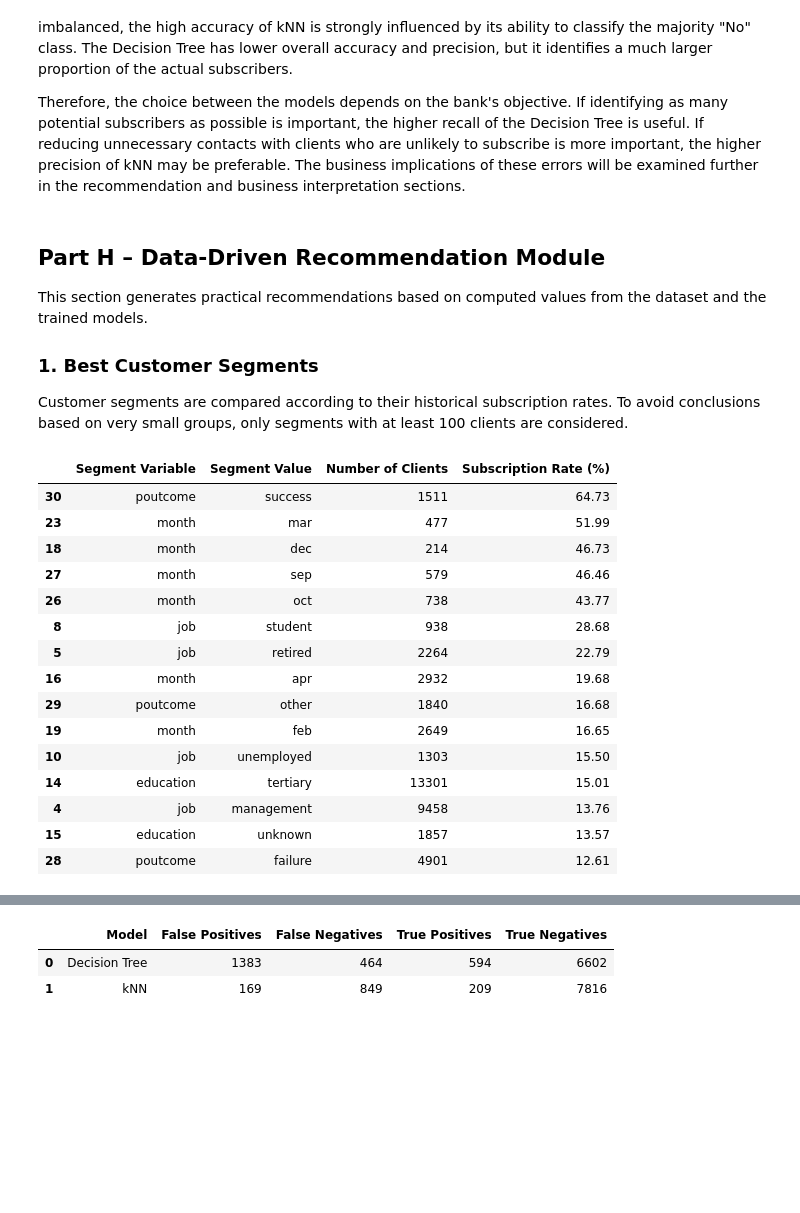
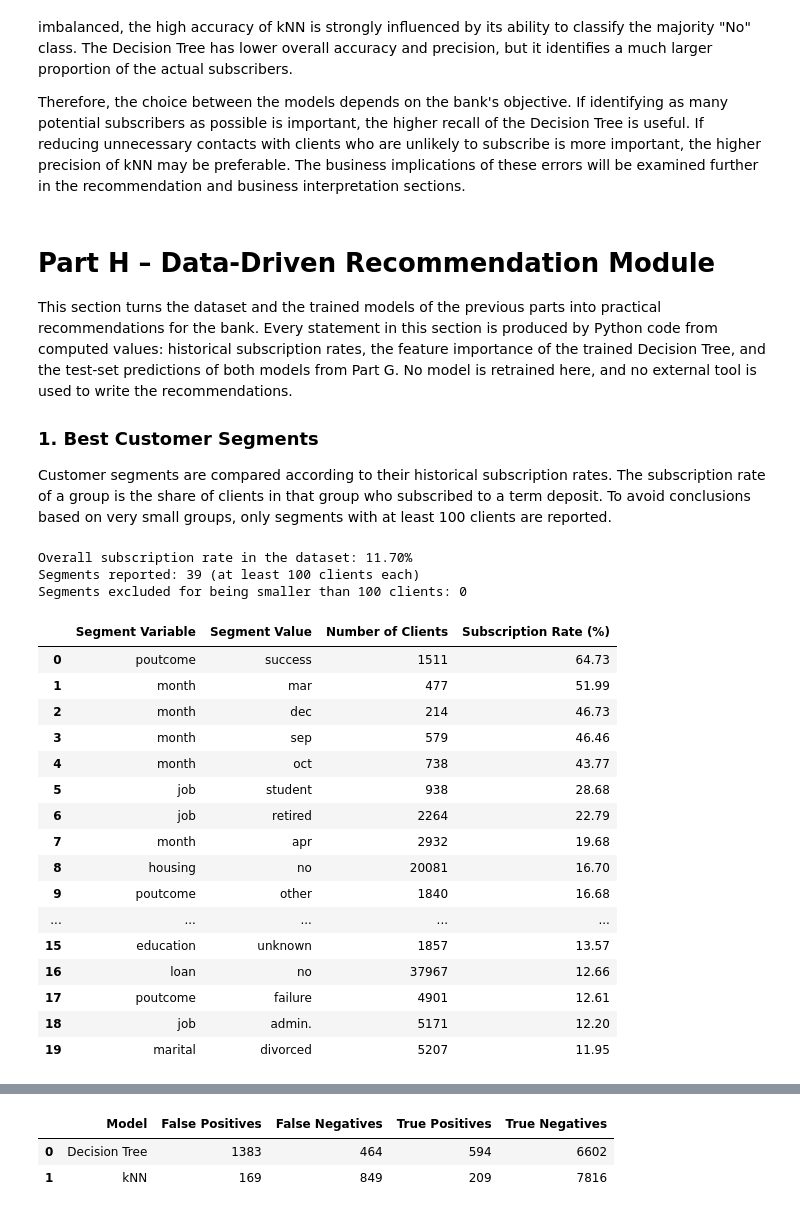
Before and after one commit to liadagon/Applied_Artificial_Intelligence, a Jupyter notebook: FinalProjectAppliedAI.ipynb, the cells around one changed output, grey strips where cells are left out. Cells and saved outputs as stored; diff of their text form; code cells hidden in the pictures; blank space fills up the shorter version.

```diff
--- a/FinalProjectAppliedAI.ipynb
+++ b/FinalProjectAppliedAI.ipynb
@@ -1153,14 +1149,18 @@ These results show why accuracy alone is not sufficient for this dataset. Since
 
 Therefore, the choice between the models depends on the bank's objective. If identifying as many potential subscribers as possible is important, the higher recall of the Decision Tree is useful. If reducing unnecessary contacts with clients who are unlikely to subscribe is more important, the higher precision of kNN may be preferable. The business implications of these errors will be examined further in the recommendation and business interpretation sections.
 # %% [markdown]
-## Part H – Data-Driven Recommendation Module
+# Part H – Data-Driven Recommendation Module
 
-This section generates practical recommendations based on computed values from the dataset and the trained models.
+This section turns the dataset and the trained models of the previous parts into practical recommendations for the bank. Every statement in this section is produced by Python code from computed values: historical subscription rates, the feature importance of the trained Decision Tree, and the test-set predictions of both models from Part G. No model is retrained here, and no external tool is used to write the recommendations.
 
 ### 1. Best Customer Segments
 
-Customer segments are compared according to their historical subscription rates. To avoid conclusions based on very small groups, only segments with at least 100 clients are considered.
+Customer segments are compared according to their historical subscription rates. The subscription rate of a group is the share of clients in that group who subscribed to a term deposit. To avoid conclusions based on very small groups, only segments with at least 100 clients are reported.
 # %%
+# Historical subscription rate of every customer and campaign segment.
+# The subscription rate of a group is the share of clients in that group who
+# answered "yes". This is computed from the dataset only; no model is involved.
+
 segment_df = df.copy()
 
 segment_df["y_numeric"] = (
@@ -1171,63 +1171,81 @@ segment_df["y_numeric"] = (
     .map({"no": 0, "yes": 1, "0": 0, "1": 1})
 )
 
-segment_columns = ["job", "education", "month", "poutcome"]
+overall_subscription_rate = segment_df["y_numeric"].mean() * 100
 
-segment_results = []
+# The rate is computed for every category of every categorical column. The full
+# table is stored in `segment_rates` and is reused as evidence in section 2.
+segment_rates = []
 
-for column in segment_columns:
+for column in categorical_features:
     segment_table = (
         segment_df.groupby(column)["y_numeric"]
         .agg(["count", "mean"])
         .reset_index()
     )
-
-    segment_table = segment_table[segment_table["count"] >= 100]
 
     segment_table["mean"] = segment_table["mean"] * 100
 
     segment_table["Segment Variable"] = column
 
     segment_table = segment_table.rename(columns={
         column: "Segment Value",
         "count": "Number of Clients",
         "mean": "Subscription Rate (%)"
     })
 
-    segment_results.append(
+    segment_rates.append(
         segment_table[
             [
                 "Segment Variable",
                 "Segment Value",
                 "Number of Clients",
                 "Subscription Rate (%)"
             ]
         ]
     )
 
-customer_segments = pd.concat(segment_results, ignore_index=True)
+segment_rates = pd.concat(segment_rates, ignore_index=True)
 
-customer_segments = customer_segments.sort_values(
-    by="Subscription Rate (%)",
-    ascending=False
+# The segment variables listed in the assignment are reported here. Segments with
+# fewer than 100 clients are excluded, so that a very small group cannot produce
+# a misleading subscription rate.
+segment_columns = ["job", "education", "marital", "housing", "loan", "month", "poutcome"]
+minimum_segment_size = 100
+
+reported_segments = segment_rates[segment_rates["Segment Variable"].isin(segment_columns)]
+small_segments = reported_segments[reported_segments["Number of Clients"] < minimum_segment_size]
+
+customer_segments = (
+    reported_segments[reported_segments["Number of Clients"] >= minimum_segment_size]
+    .sort_values(by="Subscription Rate (%)", ascending=False)
+    .reset_index(drop=True)
 )
 
-customer_segments.head(15).round(2)
+print(f"Overall subscription rate in the dataset: {overall_subscription_rate:.2f}%")
+print(f"Segments reported: {len(customer_segments)} (at least {minimum_segment_size} clients each)")
+print(f"Segments excluded for being smaller than {minimum_segment_size} clients: {len(small_segments)}")
+
+customer_segments.head(20).round(2)
 # %% [output]
+Overall subscription rate in the dataset: 11.70%
+Segments reported: 39 (at least 100 clients each)
+Segments excluded for being smaller than 100 clients: 0
 |  | Segment Variable | Segment Value | Number of Clients | Subscription Rate (%) |
-| 30 | poutcome | success | 1511 | 64.73 |
-| 23 | month | mar | 477 | 51.99 |
-| 18 | month | dec | 214 | 46.73 |
-| 27 | month | sep | 579 | 46.46 |
-| 26 | month | oct | 738 | 43.77 |
-| 8 | job | student | 938 | 28.68 |
-| 5 | job | retired | 2264 | 22.79 |
-| 16 | month | apr | 2932 | 19.68 |
-| 29 | poutcome | other | 1840 | 16.68 |
-| 19 | month | feb | 2649 | 16.65 |
-| 10 | job | unemployed | 1303 | 15.50 |
-| 14 | education | tertiary | 13301 | 15.01 |
-| 4 | job | management | 9458 | 13.76 |
+| 0 | poutcome | success | 1511 | 64.73 |
+| 1 | month | mar | 477 | 51.99 |
+| 2 | month | dec | 214 | 46.73 |
+| 3 | month | sep | 579 | 46.46 |
+| 4 | month | oct | 738 | 43.77 |
+| 5 | job | student | 938 | 28.68 |
+| 6 | job | retired | 2264 | 22.79 |
+| 7 | month | apr | 2932 | 19.68 |
+| 8 | housing | no | 20081 | 16.70 |
+| 9 | poutcome | other | 1840 | 16.68 |
+| ... | ... | ... | ... | ... |
 | 15 | education | unknown | 1857 | 13.57 |
-| 28 | poutcome | failure | 4901 | 12.61 |
+| 16 | loan | no | 37967 | 12.66 |
+| 17 | poutcome | failure | 4901 | 12.61 |
+| 18 | job | admin. | 5171 | 12.20 |
+| 19 | marital | divorced | 5207 | 11.95 |
 # %% [markdown]
```
Also changed, not shown: parts of 13 cells of this notebook.
